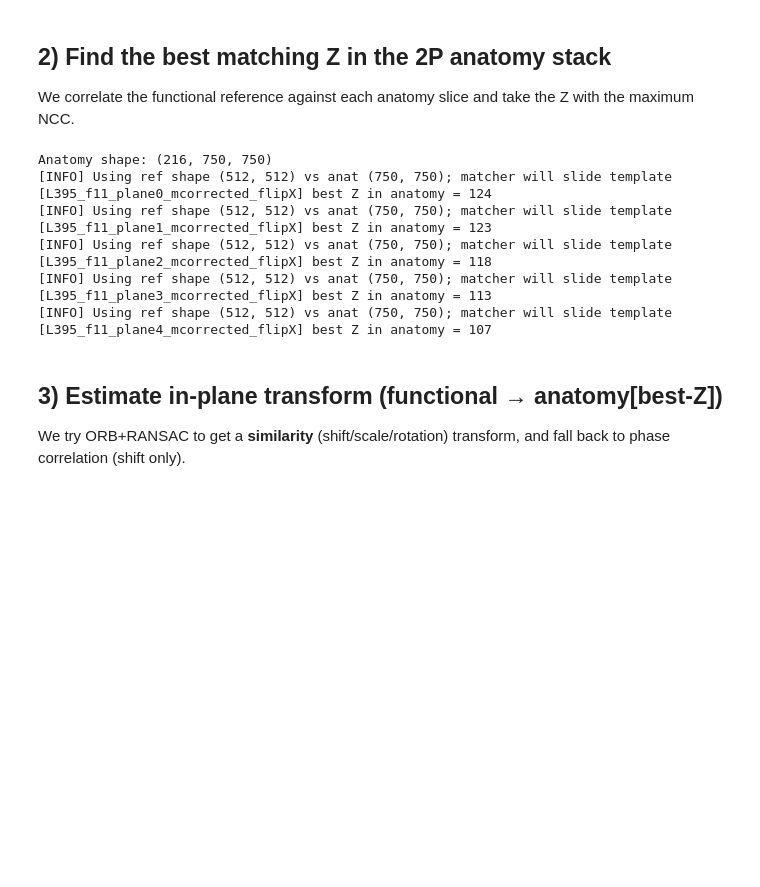
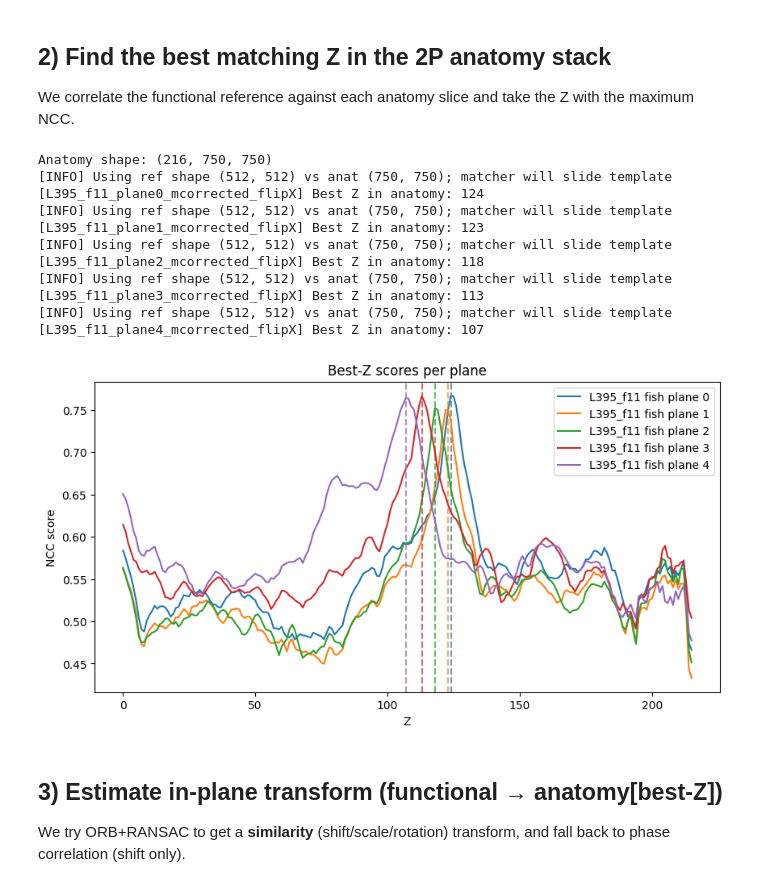
Before and after one commit to LarschLab/ddharmap-ANTs, a Jupyter notebook: 2PF_to_HCR.ipynb, the cells around one changed output. Saved outputs shown, nothing was run; the diff lists cells and outputs as text; code cells hidden in the pictures; blank space fills up the shorter version.

Commit message:
Notebook now works correctly. Multiple planes work, with NCC curves, with reusing old data. Work on interactive viewer next.

```diff
--- a/2PF_to_HCR.ipynb
+++ b/2PF_to_HCR.ipynb
@@ -694,29 +738,29 @@ FORCE_REF_RESIZE = globals().get('FORCE_REF_RESIZE', False)
 
 for pr in plane_refs:
     ref_match = local_unsharp(norm01(pr['ref2d_raw']), 1.0, 0.6)
-    vox_f = pr.get('vox_func', {})
-    # Optional voxel-based rescale before matching
+    # Optional: rescale functional reference to match anatomy XY before NCC (legacy-style)
     if RESCALE_FOR_NCC:
         try:
-            if vox_f and 'VOX_ANAT' in globals() and VOX_ANAT:
-                _sy = float(vox_f.get('Y', 1.0)) / float(VOX_ANAT.get('Y', 1.0))
-                _sx = float(vox_f.get('X', 1.0)) / float(VOX_ANAT.get('X', 1.0))
+            if 'VOX_FUNC' in globals() and 'VOX_ANAT' in globals() and VOX_FUNC and VOX_ANAT:
+                _sy = float(VOX_FUNC.get('Y', 1.0)) / float(VOX_ANAT.get('Y', 1.0))
+                _sx = float(VOX_FUNC.get('X', 1.0)) / float(VOX_ANAT.get('X', 1.0))
                 print(f"Rescale for NCC [{pr['label']}]: sy={_sy:.4f}, sx={_sx:.4f}, ref shape {ref_match.shape}")
-                ref_match = rescale_to_match_xy(ref_match, vox_f, VOX_ANAT)
+                ref_match = rescale_to_match_xy(ref_match, VOX_FUNC, VOX_ANAT)
                 print(f"→ Rescaled ref shape {ref_match.shape}")
         except Exception as _e:
             print('Warning: voxel-based rescale skipped:', _e)
     if ref_match.shape != anat_f[0].shape:
         if FORCE_REF_RESIZE:
-            print(f"[WARN] Ref/anat shape mismatch for {pr['label']}: {ref_match.shape} vs {anat_f[0].shape}; resizing ref for NCC")
+            print(f"[WARN] Ref/anat shape mismatch for {pr['label']}: {ref_match.shape} vs {anat_f[0].shape}; resizing ref")
             ref_match = transform.resize(ref_match, anat_f[0].shape, order=1, mode='reflect', preserve_range=True, anti_aliasing=True).astype(np.float32)
         else:
             print(f"[INFO] Using ref shape {ref_match.shape} vs anat {anat_f[0].shape}; matcher will slide template")
-    best_z, scores = best_z_by_ncc(ref_match, anat_f, use_cv2=HAS_CV2)
+    best_z, scores = best_z_by_ncc(ref_match, anat_f, use_cv2=True)
     pr['ref_match'] = ref_match
     pr['ncc_scores'] = scores
     pr['best_z'] = best_z
-    print(f"[{pr['label']}] best Z in anatomy = {best_z}")
+    print(f"[{pr['label']}] Best Z in anatomy: {best_z}")
+    pd.Series(scores).to_csv(OUTDIR / (f"bestZ_scores_{pr['label']}.csv"), index=False)
 
 # Use first plane for downstream convenience
 best_z = plane_refs[0]['best_z']
@@ -724,15 +768,39 @@ ref_match = plane_refs[0]['ref_match']
 # %% [output]
 Anatomy shape: (216, 750, 750)
 [INFO] Using ref shape (512, 512) vs anat (750, 750); matcher will slide template
-[L395_f11_plane0_mcorrected_flipX] best Z in anatomy = 124
+[L395_f11_plane0_mcorrected_flipX] Best Z in anatomy: 124
 [INFO] Using ref shape (512, 512) vs anat (750, 750); matcher will slide template
-[L395_f11_plane1_mcorrected_flipX] best Z in anatomy = 123
+[L395_f11_plane1_mcorrected_flipX] Best Z in anatomy: 123
 [INFO] Using ref shape (512, 512) vs anat (750, 750); matcher will slide template
-[L395_f11_plane2_mcorrected_flipX] best Z in anatomy = 118
+[L395_f11_plane2_mcorrected_flipX] Best Z in anatomy: 118
 [INFO] Using ref shape (512, 512) vs anat (750, 750); matcher will slide template
-[L395_f11_plane3_mcorrected_flipX] best Z in anatomy = 113
+[L395_f11_plane3_mcorrected_flipX] Best Z in anatomy: 113
 [INFO] Using ref shape (512, 512) vs anat (750, 750); matcher will slide template
-[L395_f11_plane4_mcorrected_flipX] best Z in anatomy = 107
+[L395_f11_plane4_mcorrected_flipX] Best Z in anatomy: 107
+# %%
+# Plot NCC score curves for all planes
+if plane_refs:
+    import matplotlib.pyplot as _plt
+    _plt.figure(figsize=(10,5))
+    for pr in plane_refs:
+        scores = pr.get("ncc_scores", None)
+        if scores is None:
+            continue
+        m = re.search(r"plane(\d+)", pr.get("label",""))
+        plane_no = m.group(1) if m else "?"
+        lbl = f"{FISH_ID} fish plane {plane_no}"
+        line, = _plt.plot(scores, label=lbl)
+        if "best_z" in pr:
+            _plt.axvline(pr["best_z"], color=line.get_color(), linestyle="--", alpha=0.7)
+    _plt.xlabel("Z")
+    _plt.ylabel("NCC score")
+    _plt.title("Best-Z scores per plane")
+    _plt.legend()
+    _plt.show()
+else:
+    print("No plane_refs available for NCC plot")
+# %% [output]
+[figure, added]
 # %% [markdown]
 
 ## 3) Estimate in-plane transform (functional → anatomy[best‑Z])
```
Also changed, not shown: parts of 11 cells of this notebook.
